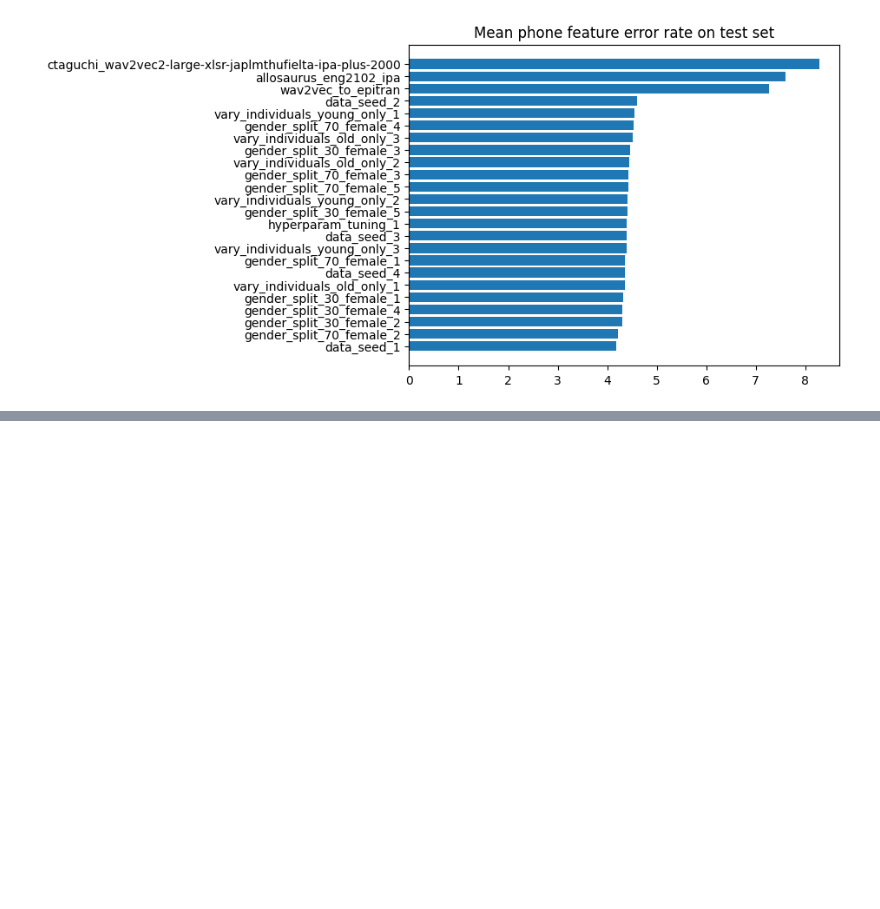
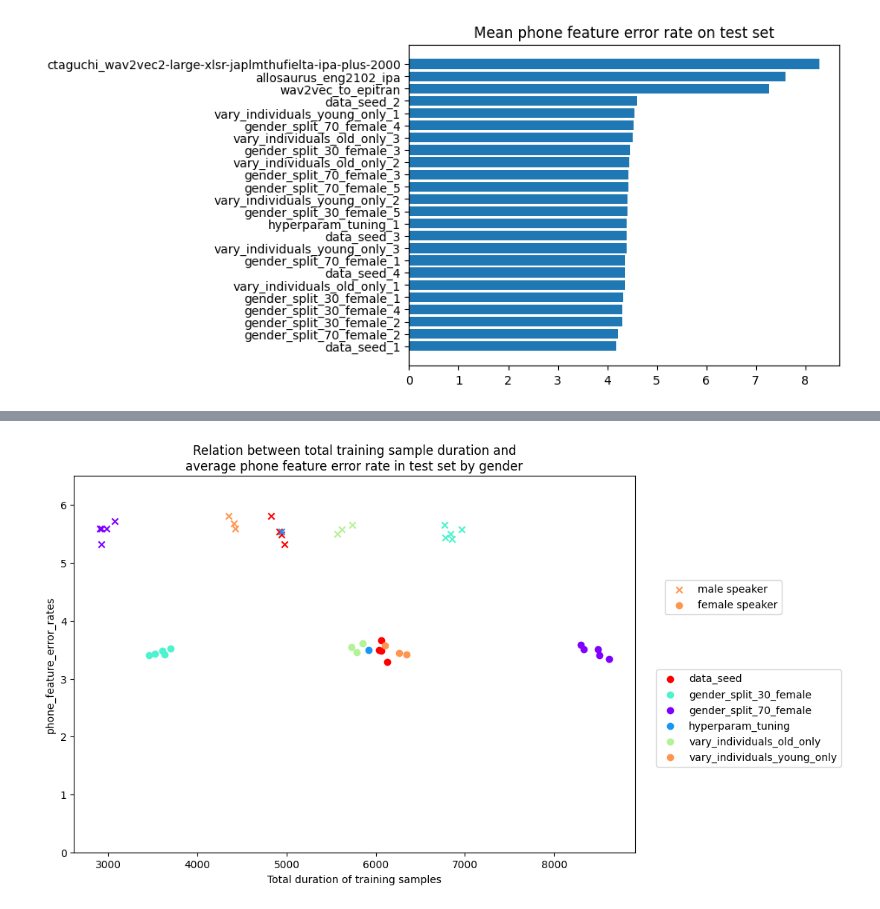
Before and after one commit to ginic/multipa, a Jupyter notebook: notebooks/initial_evaluation_analysis.ipynb, the cells around one changed output, grey strips where cells are left out. Drawn from its saved outputs; the diff is of its cells as text; code cells hidden in the pictures; blank space fills up the shorter version.

```diff
--- a/notebooks/initial_evaluation_analysis.ipynb
+++ b/notebooks/initial_evaluation_analysis.ipynb
@@ -216,0 +263,5 @@ scatter_plot_gender_duration_metric(male_metrics_trained_models, female_metrics_
+# %%
+scatter_plot_model_breakdown(male_metrics_trained_models, female_metrics_trained_models, male_speaker_duration, female_speaker_duration, trained_models,
+    "Relation between total training sample duration and\naverage phone feature error rate in test set by gender", "phone_feature_error_rates")
+# %% [output]
+[figure, added]
```
Also changed, not shown: parts of 16 cells of this notebook.
